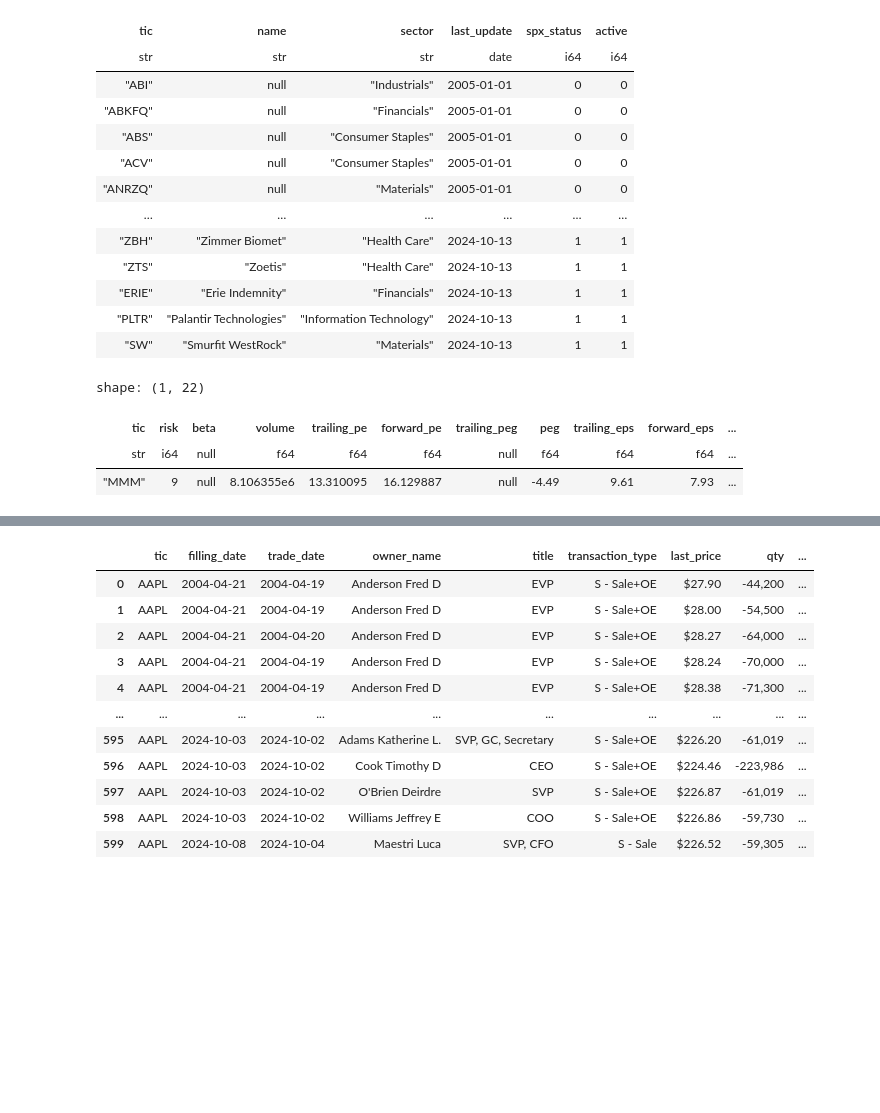
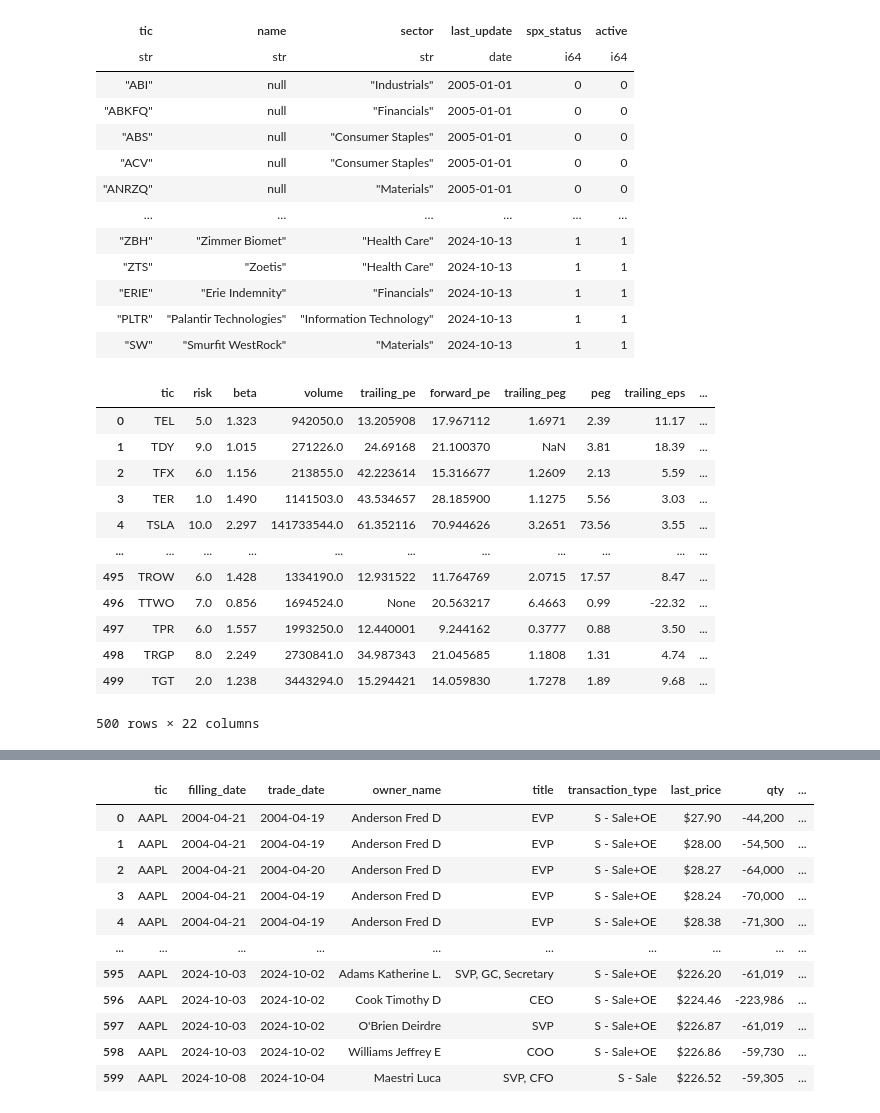
Before and after one commit to francisco3511/stocksense, a Jupyter notebook: notebooks/db_analysis.ipynb, the cells around one changed output, grey strips where cells are left out. Cells and saved outputs as stored; diff of their text form; code cells hidden in the pictures; blank space fills up the shorter version.

```diff
--- a/notebooks/db_analysis.ipynb
+++ b/notebooks/db_analysis.ipynb
@@ -28,9 +28,18 @@ shape: (940, 6)
 | "PLTR" | "Palantir Technologies" | "Information Technology" | 2024-10-13 | 1 | 1 |
 | "SW" | "Smurfit WestRock" | "Materials" | 2024-10-13 | 1 | 1 |
 # %%
-db.fetch_info("MMM")
+db.fetch_info().to_pandas()
 # %% [output]
+|  | tic | risk | beta | volume | trailing_pe | forward_pe | trailing_peg | peg | trailing_eps | ... |
+| 0 | TEL | 5.0 | 1.323 | 942050.0 | 13.205908 | 17.967112 | 1.6971 | 2.39 | 11.17 | ... |
+| 1 | TDY | 9.0 | 1.015 | 271226.0 | 24.69168 | 21.100370 | NaN | 3.81 | 18.39 | ... |
+| 2 | TFX | 6.0 | 1.156 | 213855.0 | 42.223614 | 15.316677 | 1.2609 | 2.13 | 5.59 | ... |
+| 3 | TER | 1.0 | 1.490 | 1141503.0 | 43.534657 | 28.185900 | 1.1275 | 5.56 | 3.03 | ... |
+| 4 | TSLA | 10.0 | 2.297 | 141733544.0 | 61.352116 | 70.944626 | 3.2651 | 73.56 | 3.55 | ... |
+| ... | ... | ... | ... | ... | ... | ... | ... | ... | ... | ... |
+| 495 | TROW | 6.0 | 1.428 | 1334190.0 | 12.931522 | 11.764769 | 2.0715 | 17.57 | 8.47 | ... |
+| 496 | TTWO | 7.0 | 0.856 | 1694524.0 | None | 20.563217 | 6.4663 | 0.99 | -22.32 | ... |
+| 497 | TPR | 6.0 | 1.557 | 1993250.0 | 12.440001 | 9.244162 | 0.3777 | 0.88 | 3.50 | ... |
+| 498 | TRGP | 8.0 | 2.249 | 2730841.0 | 34.987343 | 21.045685 | 1.1808 | 1.31 | 4.74 | ... |
+| 499 | TGT | 2.0 | 1.238 | 3443294.0 | 15.294421 | 14.059830 | 1.7278 | 1.89 | 9.68 | ... |
-shape: (1, 22)
+500 rows × 22 columns
-| tic | risk | beta | volume | trailing_pe | forward_pe | trailing_peg | peg | trailing_eps | forward_eps | ... |
-| str | i64 | null | f64 | f64 | f64 | null | f64 | f64 | f64 | ... |
-| "MMM" | 9 | null | 8.106355e6 | 13.310095 | 16.129887 | null | -4.49 | 9.61 | 7.93 | ... |
```
Also changed, not shown: parts of 2 cells of this notebook, 6 other files.
